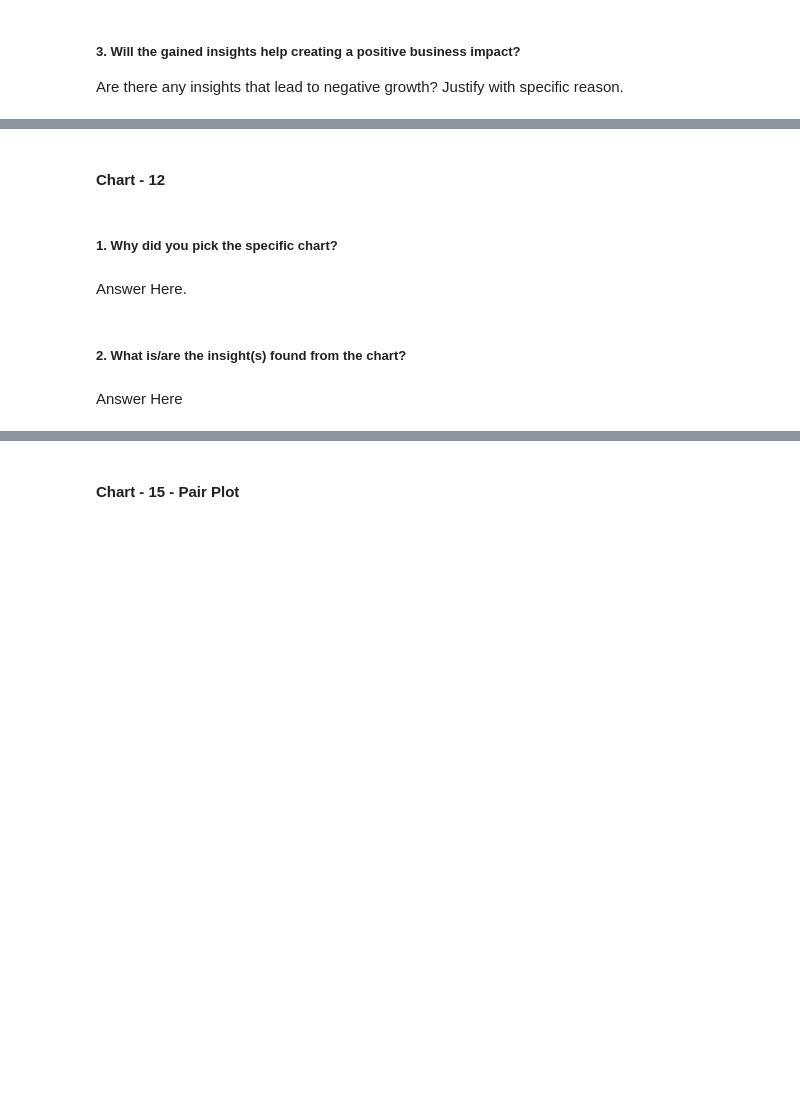
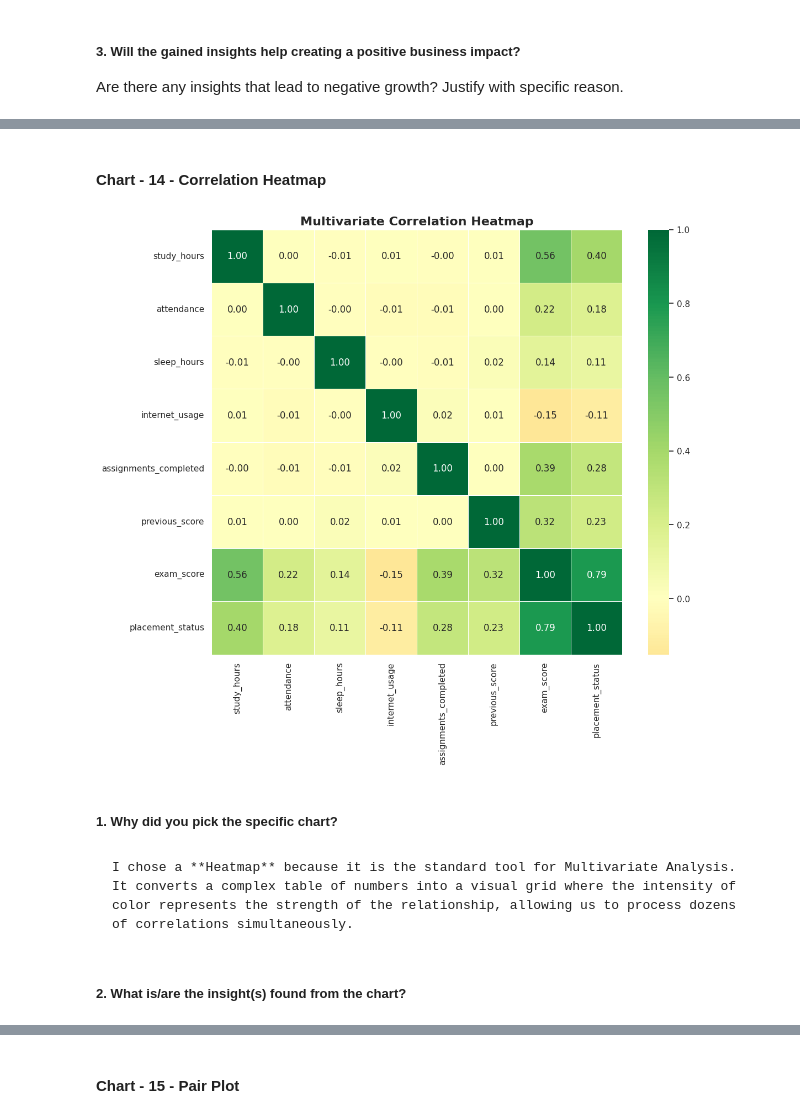
Before and after one commit to akt-developer/Student-Performance-Prediction-Project, a Jupyter notebook: Copy_of_Sample_EDA_Submission_Template.ipynb, the cells around one changed output, grey strips where cells are left out. Cells and saved outputs as stored; diff of their text form; code cells hidden in the pictures; blank space fills up the shorter version.

Commit message:
Correlation Heat map

````diff
--- a/Copy_of_Sample_EDA_Submission_Template.ipynb
+++ b/Copy_of_Sample_EDA_Submission_Template.ipynb
@@ -803,2 +828,2 @@ Answer Here
 # %% [markdown]
-#### Chart - 12
+#### Chart - 14 - Correlation Heatmap
@@ -807,8 +830,28 @@ Answer Here
+# %%
+# First, we need to ensure all variables are numeric for the correlation matrix
+# We'll use a copy to map placement_status to 1/0
+df_corr = df.copy()
+df_corr['placement_status'] = df_corr['placement_status'].map({'Placed': 1, 'Not Placed': 0})
+
+# Compute the correlation matrix
+corr_matrix = df_corr.corr()
+
+# Set up the matplotlib figure
+plt.figure(figsize=(12, 10))
+
+# Draw the heatmap
+sns.heatmap(corr_matrix, annot=True, cmap='RdYlGn', center=0, fmt='.2f', linewidths=0.5)
+
+# Add title
+plt.title('Multivariate Correlation Heatmap', fontsize=16, fontweight='bold')
+plt.show()
+# %% [output]
+[figure, added]
 # %% [markdown]
 ##### 1. Why did you pick the specific chart?
-# %% [markdown]
-Answer Here.
+# %% [markdown]
+```markdown
+I chose a **Heatmap** because it is the standard tool for Multivariate Analysis. It converts a complex table of numbers into a visual grid where the intensity of color represents the strength of the relationship, allowing us to process dozens of correlations simultaneously.
+```
 # %% [markdown]
 ##### 2. What is/are the insight(s) found from the chart?
-# %% [markdown]
-Answer Here
````
Also changed, not shown: parts of 28 cells of this notebook.
